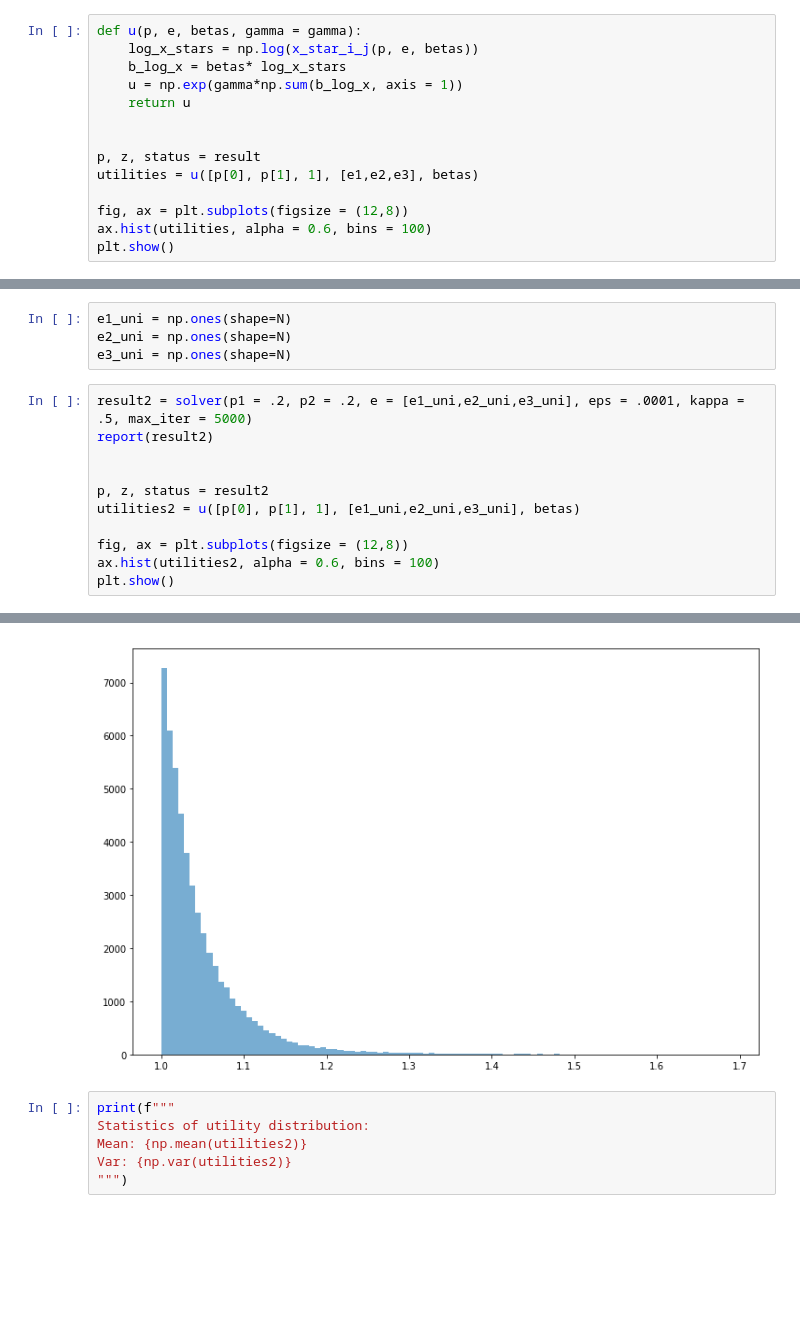
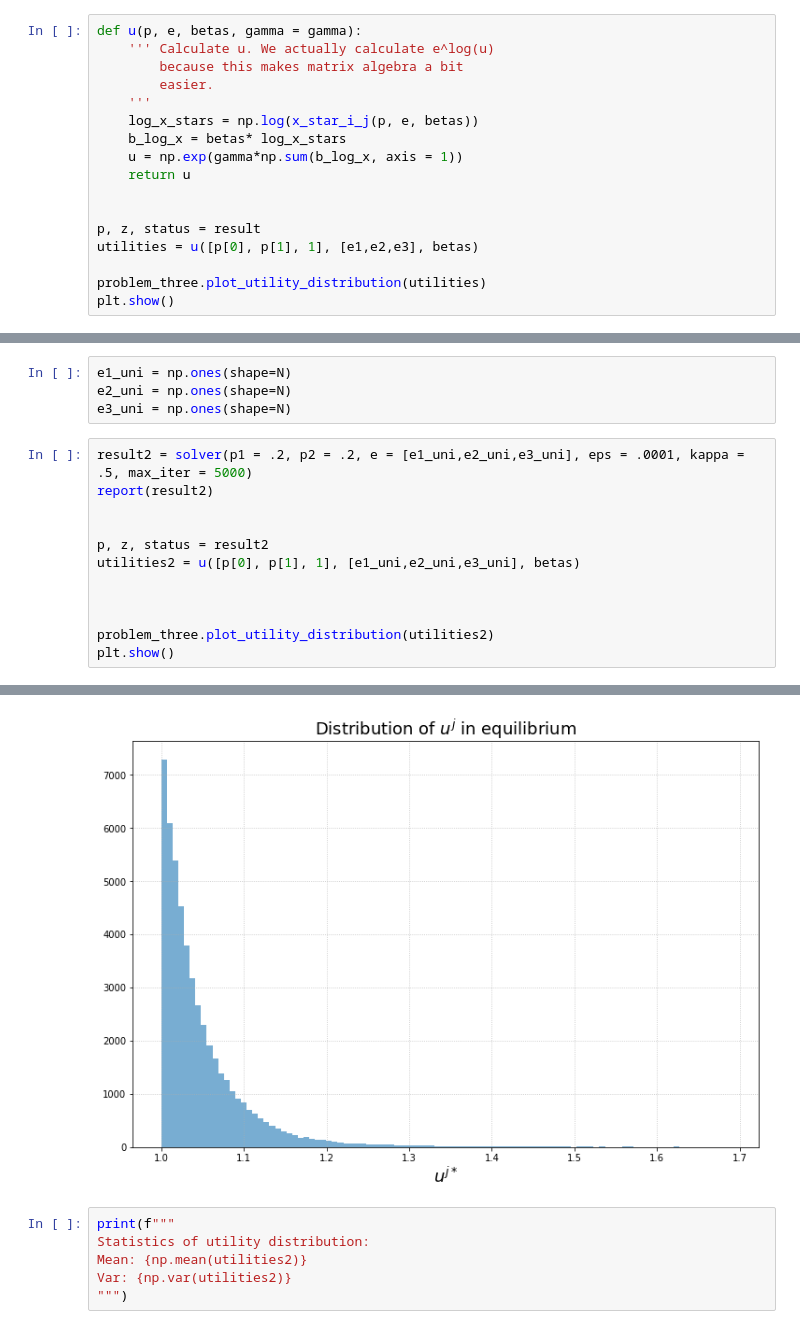
Before and after one commit to NumEconCopenhagen/projects-2019-remove-argv-0, a Jupyter notebook: examproject/examproject.ipynb, the cells around one changed output, grey strips where cells are left out. Drawn from its saved outputs; the diff is of its cells as text; blank space fills up the shorter version.

```diff
--- a/examproject/examproject.ipynb
+++ b/examproject/examproject.ipynb
@@ -1028,6 +1029,10 @@ Convergence
 > **Question 4:** Plot the distribution of utility in the Walras-equilibrium and calculate its mean and variance.
 # %%
 def u(p, e, betas, gamma = gamma):
+    ''' Calculate u. We actually calculate e^log(u)
+        because this makes matrix algebra a bit
+        easier.
+    '''
     log_x_stars = np.log(x_star_i_j(p, e, betas))
     b_log_x = betas* log_x_stars
     u = np.exp(gamma*np.sum(b_log_x, axis = 1))
@@ -1037,7 +1042,6 @@ def u(p, e, betas, gamma = gamma):
 p, z, status = result
 utilities = u([p[0], p[1], 1], [e1,e2,e3], betas)
 
-fig, ax = plt.subplots(figsize = (12,8))
-ax.hist(utilities, alpha = 0.6, bins = 100)
+problem_three.plot_utility_distribution(utilities)
 plt.show()
 # %% [output]
@@ -1065,28 +1069,29 @@ e3_uni = np.ones(shape=N)
 # %%
 result2 = solver(p1 = .2, p2 = .2, e = [e1_uni,e2_uni,e3_uni], eps = .0001, kappa = .5, max_iter = 5000)
 report(result2)
 
 
 p, z, status = result2
 utilities2 = u([p[0], p[1], 1], [e1_uni,e2_uni,e3_uni], betas)
 
-fig, ax = plt.subplots(figsize = (12,8))
-ax.hist(utilities2, alpha = 0.6, bins = 100)
+
+
+problem_three.plot_utility_distribution(utilities2)
 plt.show()
 # %% [output]
 Convergence
 
     Solver status: Converged
 
     Found prices
     p1: 6.4473265425519175
     p2: 2.590820325837617
     p3: 1
     Excess demands:
     z1: 9.961341202036067e-05
     z2: 3.7039414751305344e-05
     z3: -340.38999554363414
-[figure, old version]
+[figure, new version]
 # %%
 print(f"""
 Statistics of utility distribution:
```
Also changed, not shown: parts of 6 cells of this notebook, 2 other files.
